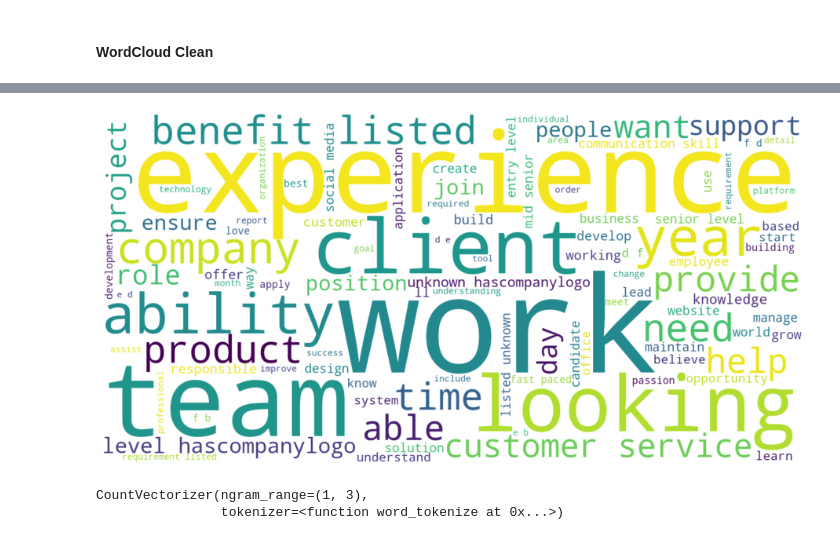
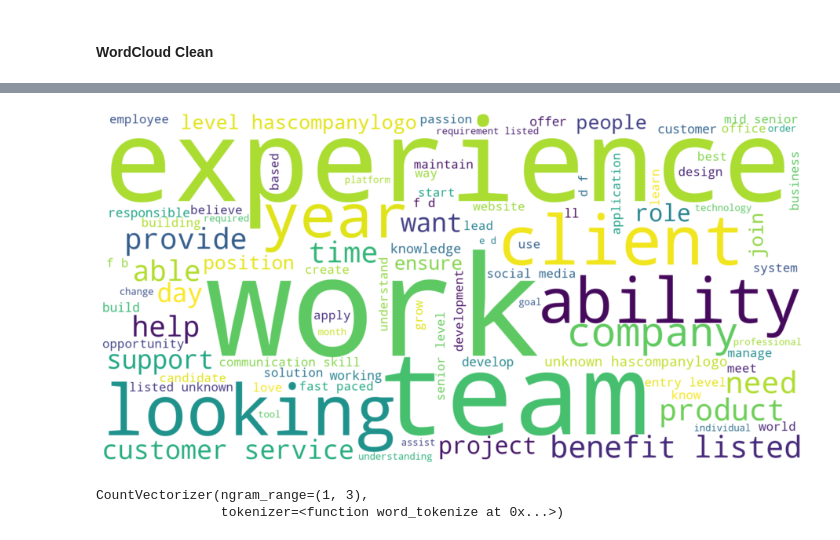
Before and after one commit to MellissaValle/Fraudulent-Job-Postings, a Jupyter notebook: Notebooks/Machine_Learning_Models.ipynb, the cells around one changed output, grey strips where cells are left out. Cells and saved outputs as stored; diff of their text form; code cells hidden in the pictures.

```diff
--- a/Notebooks/Machine_Learning_Models.ipynb
+++ b/Notebooks/Machine_Learning_Models.ipynb
@@ -335,16 +335,16 @@ plt.axis("off");
 # %%
 STOPWORDS = spacy.lang.en.stop_words.STOP_WORDS
 plt.figure(figsize = (16,14))
 wc = WordCloud(min_font_size = 3,
-               max_words = 100,
+               max_words = 90,
                width = 1600,
                height = 800,
                background_color='white',
                stopwords = STOPWORDS).generate(str(" ".join(actual_jobs_text)))
 plt.imshow(wc,interpolation = 'bilinear')
 plt.axis("off");
 # %% [output]
-[figure, old version]
+[figure, new version]
 # %%
 # creating our bag of words
 bow_vector = CountVectorizer(tokenizer = word_tokenize, ngram_range=(1,3),lowercase=True)
```
Also changed, not shown: parts of 44 cells of this notebook.
